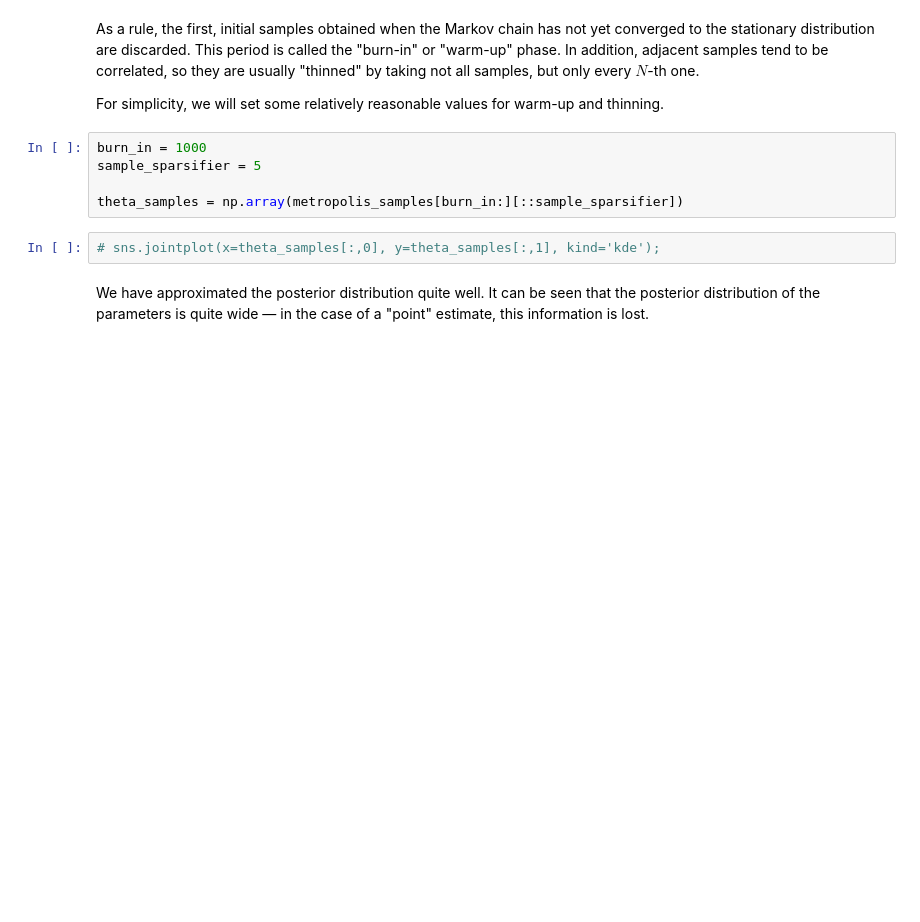
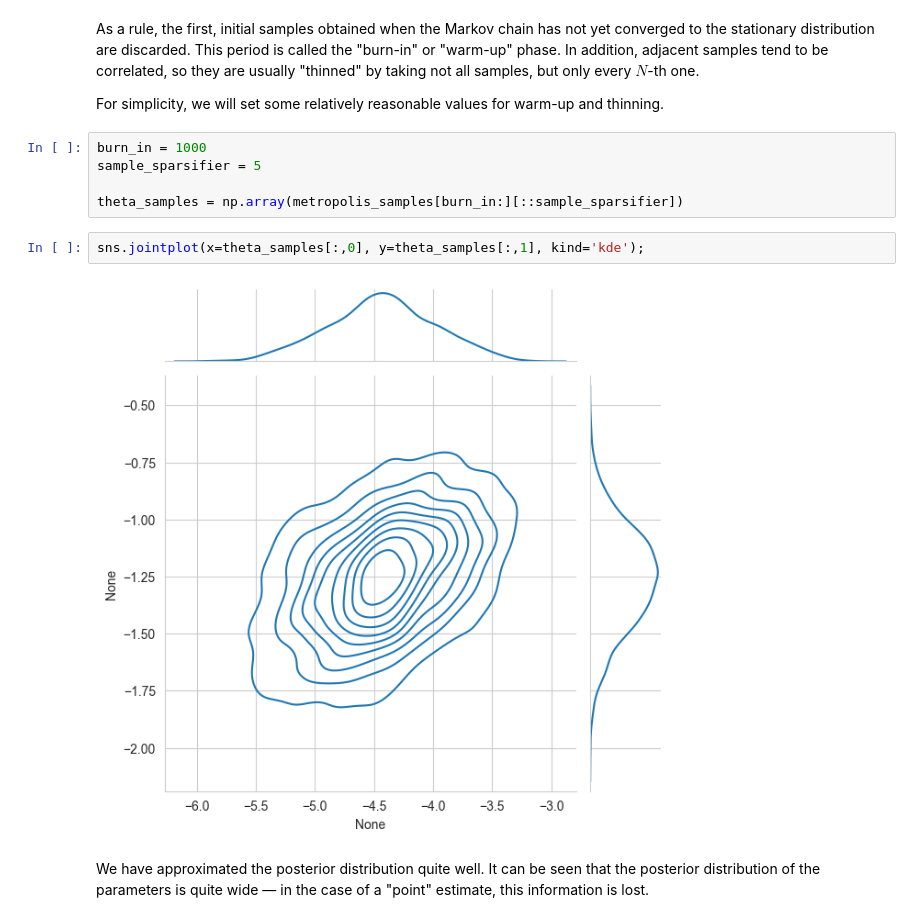
Before and after one commit to shevlopmes/avalur.github.io, a Jupyter notebook: ml_fundament/bayesian_methods_practice.ipynb, the cells around one changed output. Drawn from its saved outputs; the diff is of its cells as text; blank space fills up the shorter version.

```diff
--- a/ml_fundament/bayesian_methods_practice.ipynb
+++ b/ml_fundament/bayesian_methods_practice.ipynb
@@ -263,7 +275,9 @@ sample_sparsifier = 5
 
 theta_samples = np.array(metropolis_samples[burn_in:][::sample_sparsifier])
 # %%
-# sns.jointplot(x=theta_samples[:,0], y=theta_samples[:,1], kind='kde');
+sns.jointplot(x=theta_samples[:,0], y=theta_samples[:,1], kind='kde');
+# %% [output]
+[figure, added]
 # %% [markdown]
 We have approximated the posterior distribution quite well.
 It can be seen that the posterior distribution of the parameters is quite wide — in the case of a "point" estimate, this information is lost.
```
Also changed, not shown: parts of 14 cells of this notebook.
